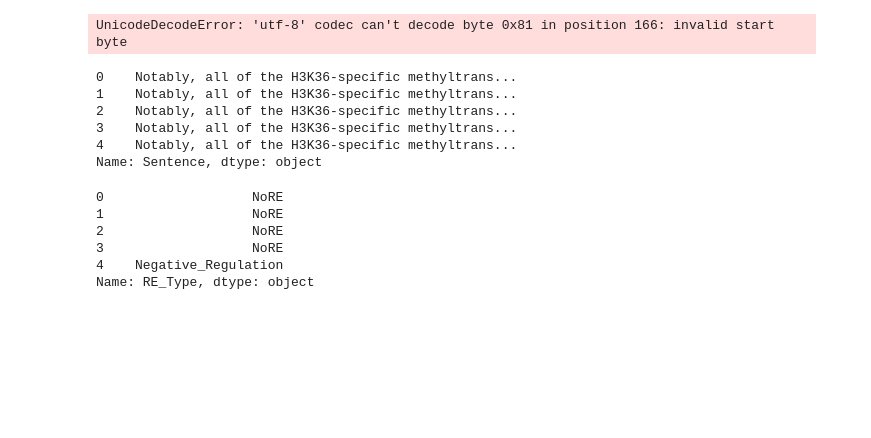
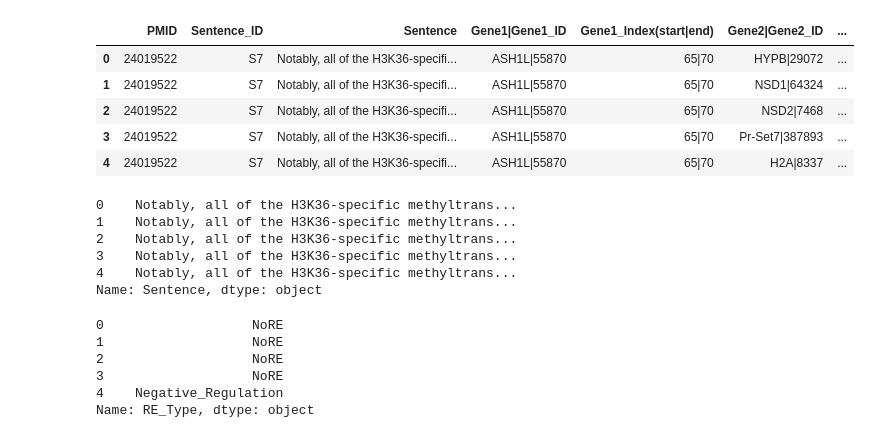
Before and after one commit to 1072-datascience/finalproject-1072_ds_group7, a Jupyter notebook: code/Final_FInal(Simple).ipynb, the cells around one changed output. Drawn from its saved outputs; the diff is of its cells as text; code cells hidden in the pictures; blank space fills up the shorter version.

```diff
--- a/code/Final_FInal(Simple).ipynb
+++ b/code/Final_FInal(Simple).ipynb
@@ -1,13 +1,18 @@
 # %%
 import pandas as pd
 filepath = 'train.tsv'
 filepath1 = 'dev_part1.tsv'
-df = pd.read_csv(filepath, sep='\t', encoding = 'utf-8')
-wf = pd.read_csv(filepath1, sep='\t', encoding = 'utf-8')
+df = pd.read_csv(filepath, sep='\t', encoding = "ISO-8859-1")
+wf = pd.read_csv(filepath1, sep='\t', encoding = "ISO-8859-1")
 
 df.head()
 # %% [output]
-UnicodeDecodeError: 'utf-8' codec can't decode byte 0x81 in position 166: invalid start byte
+|  | PMID | Sentence_ID | Sentence | Gene1|Gene1_ID | Gene1_Index(start|end) | Gene2|Gene2_ID | ... |
+| 0 | 24019522 | S7 | Notably, all of the H3K36-specifi... | ASH1L|55870 | 65|70 | HYPB|29072 | ... |
+| 1 | 24019522 | S7 | Notably, all of the H3K36-specifi... | ASH1L|55870 | 65|70 | NSD1|64324 | ... |
+| 2 | 24019522 | S7 | Notably, all of the H3K36-specifi... | ASH1L|55870 | 65|70 | NSD2|7468 | ... |
+| 3 | 24019522 | S7 | Notably, all of the H3K36-specifi... | ASH1L|55870 | 65|70 | Pr-Set7|387893 | ... |
+| 4 | 24019522 | S7 | Notably, all of the H3K36-specifi... | ASH1L|55870 | 65|70 | H2A|8337 | ... |
 # %%
 sentences = df['Sentence']
 target = df['RE_Type']
```
Also changed, not shown: parts of 2 cells of this notebook, 4 other files.
